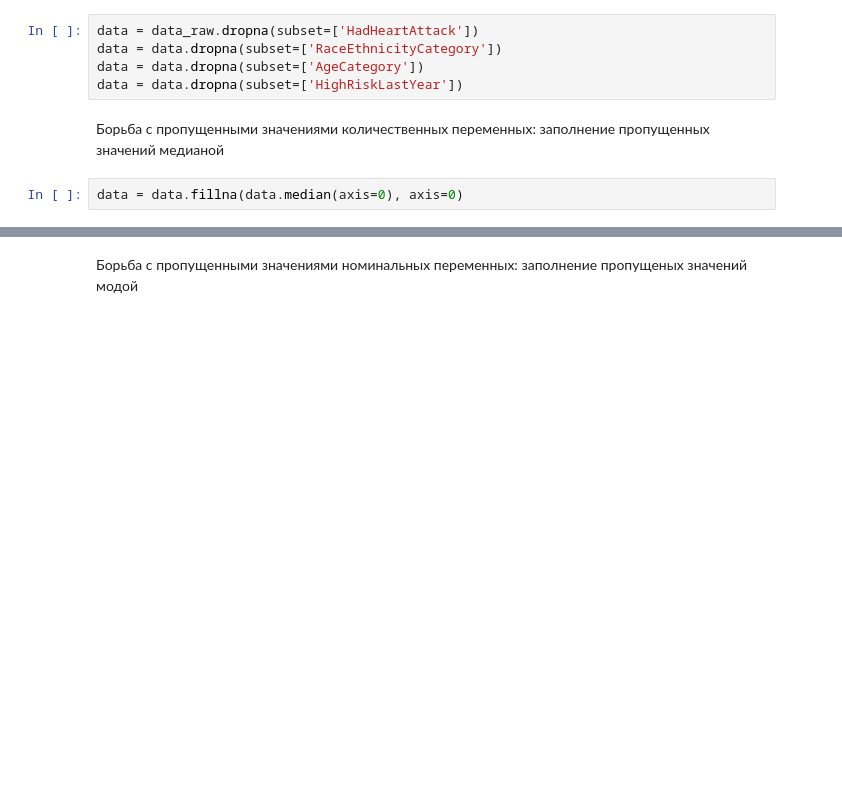
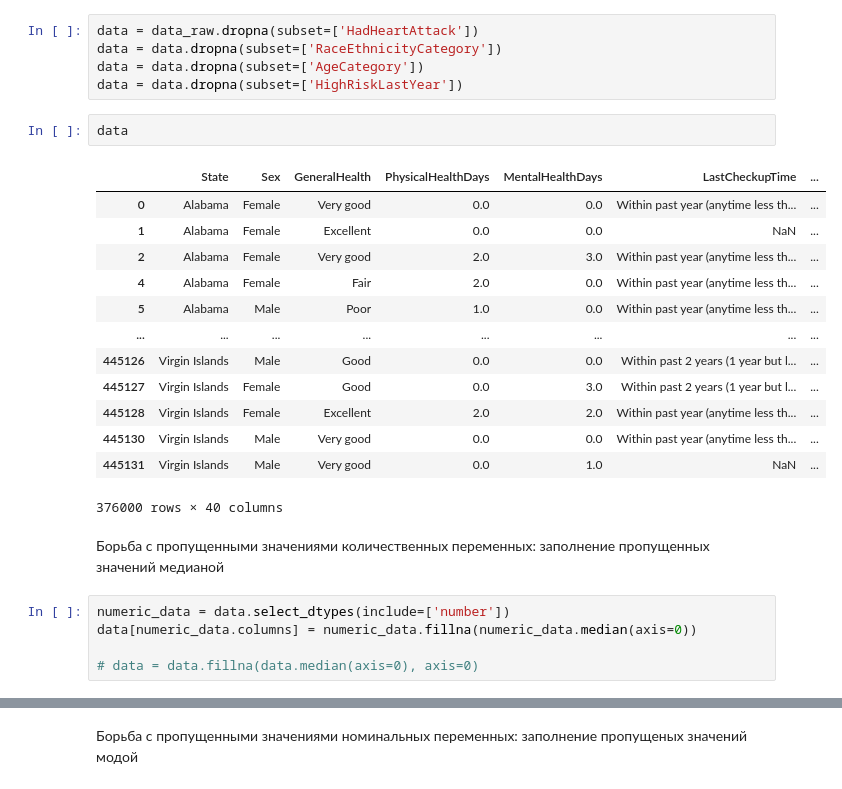
Before and after one commit to DDYunin/ML_master_course, a Jupyter notebook: ML_lab1.ipynb, the cells around one changed output, grey strips where cells are left out. Drawn from its saved outputs; the diff is of its cells as text; blank space fills up the shorter version.

```diff
--- a/ML_lab1.ipynb
+++ b/ML_lab1.ipynb
@@ -266,10 +277,29 @@ data = data_raw.dropna(subset=['HadHeartAttack'])
 data = data.dropna(subset=['RaceEthnicityCategory'])
 data = data.dropna(subset=['AgeCategory'])
 data = data.dropna(subset=['HighRiskLastYear'])
+# %%
+data
+# %% [output]
+|  | State | Sex | GeneralHealth | PhysicalHealthDays | MentalHealthDays | LastCheckupTime | ... |
+| 0 | Alabama | Female | Very good | 0.0 | 0.0 | Within past year (anytime less th... | ... |
+| 1 | Alabama | Female | Excellent | 0.0 | 0.0 | NaN | ... |
+| 2 | Alabama | Female | Very good | 2.0 | 3.0 | Within past year (anytime less th... | ... |
+| 4 | Alabama | Female | Fair | 2.0 | 0.0 | Within past year (anytime less th... | ... |
+| 5 | Alabama | Male | Poor | 1.0 | 0.0 | Within past year (anytime less th... | ... |
+| ... | ... | ... | ... | ... | ... | ... | ... |
+| 445126 | Virgin Islands | Male | Good | 0.0 | 0.0 | Within past 2 years (1 year but l... | ... |
+| 445127 | Virgin Islands | Female | Good | 0.0 | 3.0 | Within past 2 years (1 year but l... | ... |
+| 445128 | Virgin Islands | Female | Excellent | 2.0 | 2.0 | Within past year (anytime less th... | ... |
+| 445130 | Virgin Islands | Male | Very good | 0.0 | 0.0 | Within past year (anytime less th... | ... |
+| 445131 | Virgin Islands | Male | Very good | 0.0 | 1.0 | NaN | ... |
+376000 rows × 40 columns
 # %% [markdown]
 Борьба с пропущенными значениями количественных переменных: заполнение пропущенных значений медианой
 # %%
-data = data.fillna(data.median(axis=0), axis=0)
+numeric_data = data.select_dtypes(include=['number'])
+data[numeric_data.columns] = numeric_data.fillna(numeric_data.median(axis=0))
+
+# data = data.fillna(data.median(axis=0), axis=0)
 # %%
 data.isna().sum()
 # %% [output]
```
Also changed, not shown: parts of 13 cells of this notebook.
